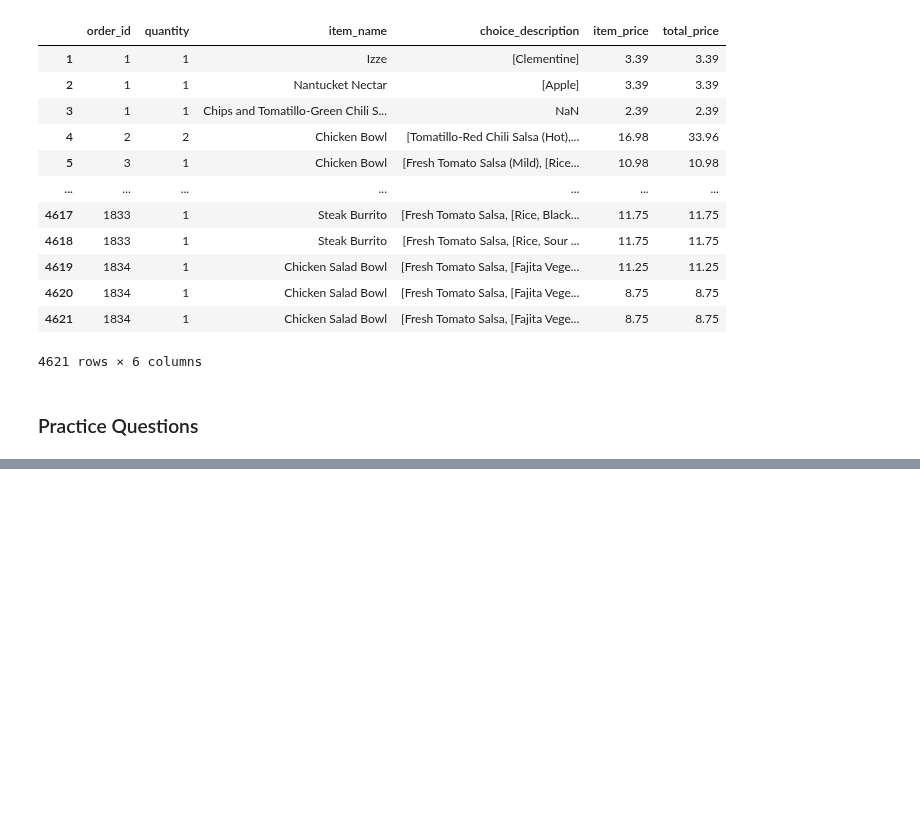
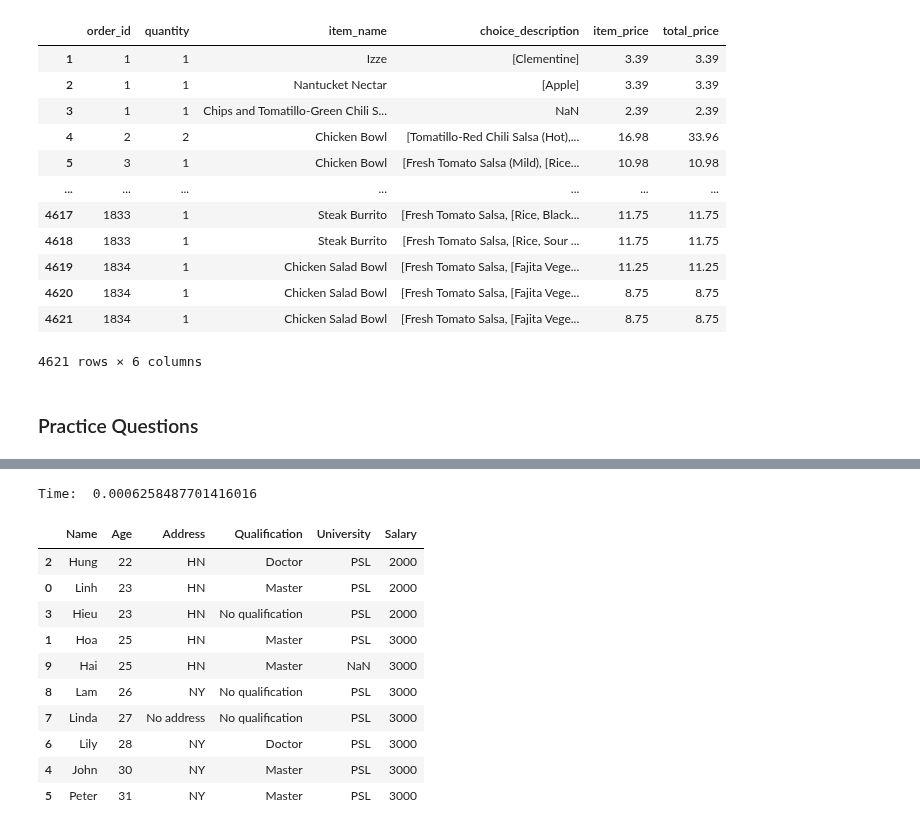
Before and after one commit to qlinhta/my-notes, a Jupyter notebook: teaching/PandasLabAssignment001.ipynb, the cells around one changed output, grey strips where cells are left out. Cells and saved outputs as stored; diff of their text form; code cells hidden in the pictures; blank space fills up the shorter version.

```diff
--- a/teaching/PandasLabAssignment001.ipynb
+++ b/teaching/PandasLabAssignment001.ipynb
@@ -804,0 +955,8 @@ To add 1000 to their salary for all people who have a PhD degree we can use the
+# %%
+# Delete the row which has the index 4
+"""
+To delete the row which has the index 4 we can use the drop() function
+"""
+# Your code here
+df = df.drop(4)
+df
@@ -804,0 +975,8 @@ To add 1000 to their salary for all people who have a PhD degree we can use the
+# %%
+# Reset index of the dataframe
+"""
+To reset index of the dataframe we can use the reset_index() function
+"""
+# Your code here
+df = df.reset_index(drop=True)
+df
@@ -804,0 +995,8 @@ To add 1000 to their salary for all people who have a PhD degree we can use the
+# %%
+# Sort the dataframe by the 'Age' column from oldest to youngest
+"""
+To sort the dataframe by the 'Age' column from oldest to youngest we can use the sort_values() function
+"""
+# Your code here
+df = df.sort_values(by='Age', ascending=False)
+df
@@ -804,0 +1015,8 @@ To add 1000 to their salary for all people who have a PhD degree we can use the
+# %%
+# Sort the dataframe by the 'Age' column from youngest to oldest
+"""
+To sort the dataframe by the 'Age' column from youngest to oldest we can use the sort_values() function
+"""
+# Your code here
+df = df.sort_values(by='Age', ascending=True)
+df
@@ -804,0 +1035,25 @@ To add 1000 to their salary for all people who have a PhD degree we can use the
+# %%
+import time
+
+# Create new column salary (if age < 22, salary = 1000, if age < 24, salary = 2000, else salary = 3000)
+"""
+To create new column salary (if age < 22, salary = 1000, if age < 24, salary = 2000, else salary = 3000) we can use the lambda function
+"""
+# Your code here
+start = time.time()
+df['Salary'] = df['Age'].apply(lambda x: 1000 if x < 22 else (2000 if x < 24 else 3000))
+print("Time: ", time.time() - start)
+df
+# %% [output]
+Time:  0.0006258487701416016
+|  | Name | Age | Address | Qualification | University | Salary |
+| 2 | Hung | 22 | HN | Doctor | PSL | 2000 |
+| 0 | Linh | 23 | HN | Master | PSL | 2000 |
+| 3 | Hieu | 23 | HN | No qualification | PSL | 2000 |
+| 1 | Hoa | 25 | HN | Master | PSL | 3000 |
+| 9 | Hai | 25 | HN | Master | NaN | 3000 |
+| 8 | Lam | 26 | NY | No qualification | PSL | 3000 |
+| 7 | Linda | 27 | No address | No qualification | PSL | 3000 |
+| 6 | Lily | 28 | NY | Doctor | PSL | 3000 |
+| 4 | John | 30 | NY | Master | PSL | 3000 |
+| 5 | Peter | 31 | NY | Master | PSL | 3000 |
```
Also changed, not shown: parts of 76 cells of this notebook.
